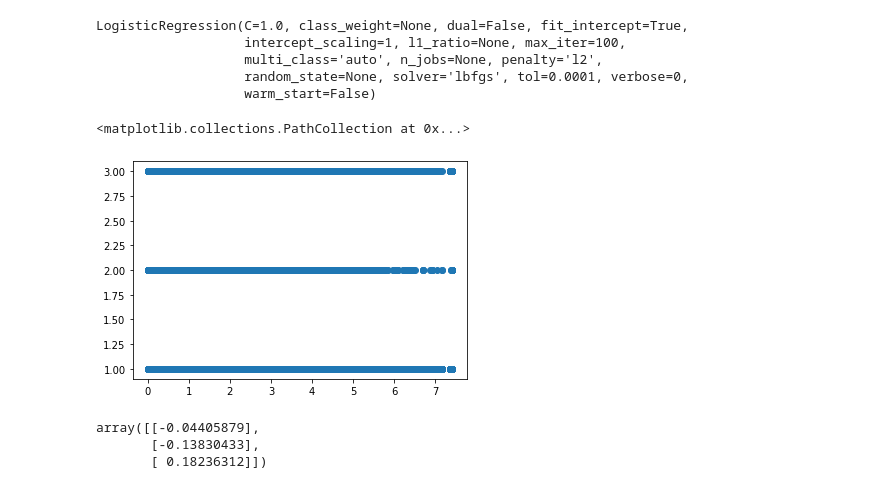
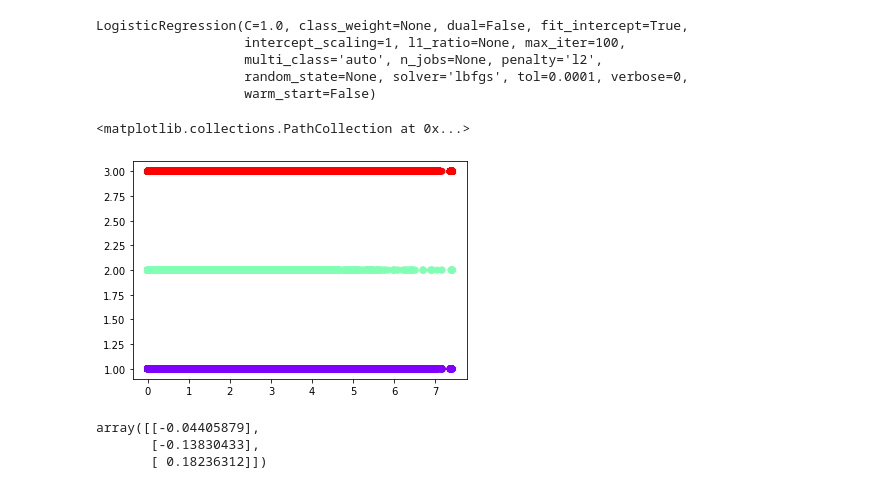
Before and after one commit to rasoco/Master_Data_Science, a Jupyter notebook: TFM/BiciMadProject.ipynb, the cells around one changed output. Drawn from its saved outputs; the diff is of its cells as text; code cells hidden in the pictures.

```diff
--- a/TFM/BiciMadProject.ipynb
+++ b/TFM/BiciMadProject.ipynb
@@ -1776,8 +1766,8 @@ Name: user_type, Length: 2926629, dtype: int64
 from sklearn.linear_model import LogisticRegression
 y_train = data['user_type']
 X_train = data[['distance']]
-clr = LogisticRegression()
-clr.fit(X_train, y_train)
+model1 = LogisticRegression()
+model1.fit(X_train, y_train)
 # %% [output]
 LogisticRegression(C=1.0, class_weight=None, dual=False, fit_intercept=True,
                    intercept_scaling=1, l1_ratio=None, max_iter=100,
@@ -1785,8 +1775,8 @@ LogisticRegression(C=1.0, class_weight=None, dual=False, fit_intercept=True,
                    random_state=None, solver='lbfgs', tol=0.0001, verbose=0,
                    warm_start=False)
 # %%
-plt.scatter(X_train, y_train)
+plt.scatter(X_train, y_train, c=y_train, cmap='rainbow')
 # %% [output]
 <matplotlib.collections.PathCollection at 0x...>
-[figure, old version]
+[figure, new version]
 # %%
```
Also changed, not shown: parts of 64 cells of this notebook.
